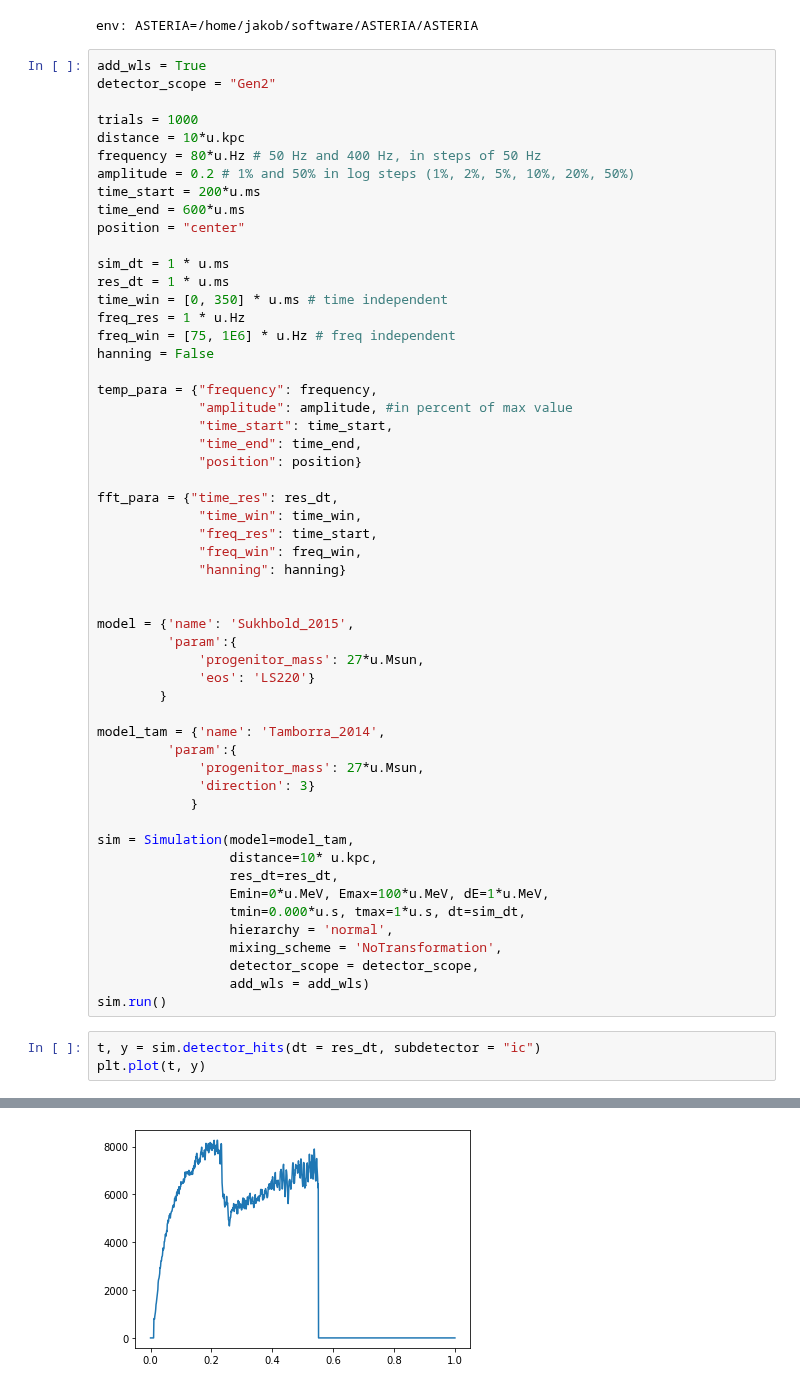
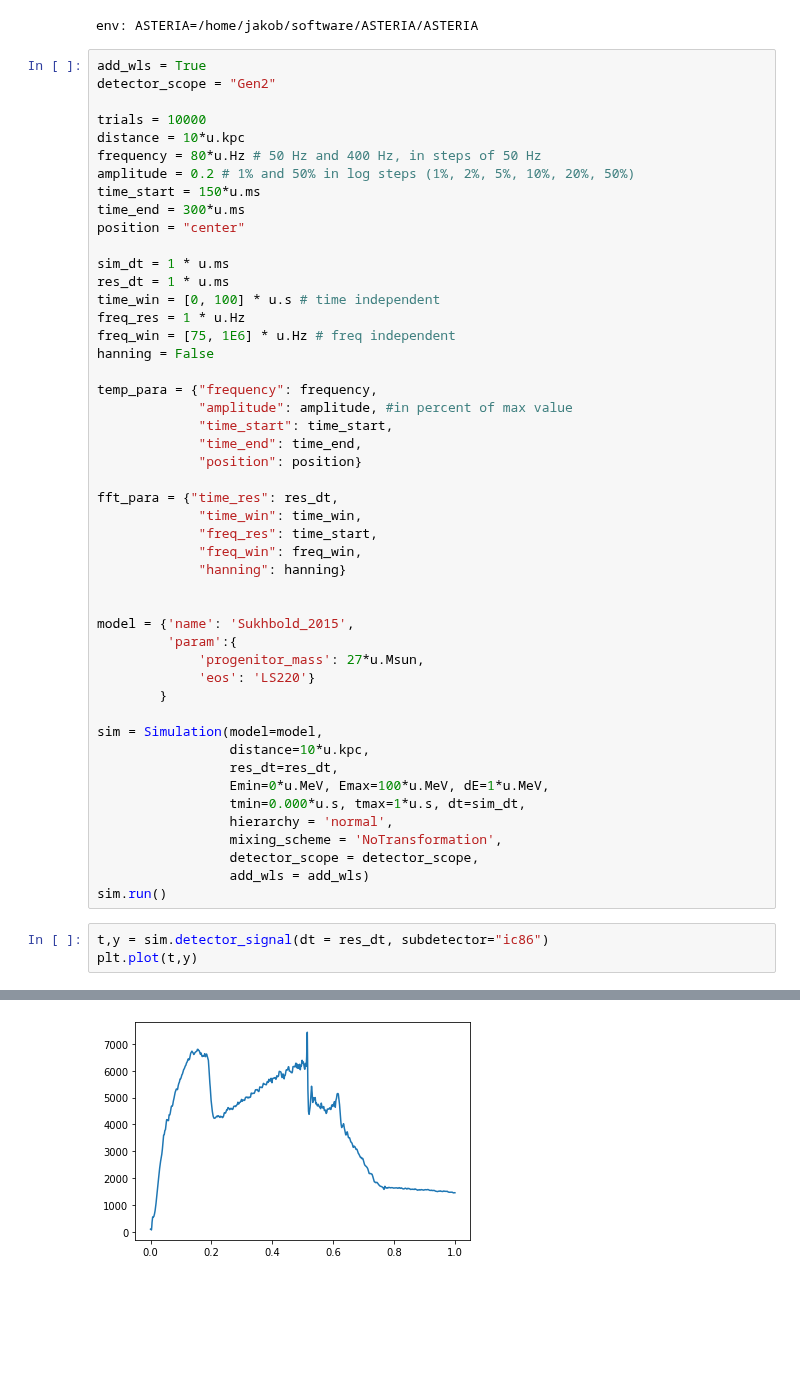
Before and after one commit to icecube/ASTERIA, a Jupyter notebook: docs/gen2-ana/test_fft.ipynb, the cells around one changed output, grey strips where cells are left out. Drawn from its saved outputs; the diff is of its cells as text; blank space fills up the shorter version.

```diff
--- a/docs/gen2-ana/test_fft.ipynb
+++ b/docs/gen2-ana/test_fft.ipynb
@@ -13,17 +13,17 @@ env: ASTERIA=/home/jakob/software/ASTERIA/ASTERIA
 add_wls = True
 detector_scope = "Gen2"
 
-trials = 1000
+trials = 10000
 distance = 10*u.kpc
 frequency = 80*u.Hz # 50 Hz and 400 Hz, in steps of 50 Hz
 amplitude = 0.2 # 1% and 50% in log steps (1%, 2%, 5%, 10%, 20%, 50%)
-time_start = 200*u.ms
-time_end = 600*u.ms
+time_start = 150*u.ms
+time_end = 300*u.ms
 position = "center"
 
 sim_dt = 1 * u.ms
 res_dt = 1 * u.ms
-time_win = [0, 350] * u.ms # time independent
+time_win = [0, 100] * u.s # time independent
 freq_res = 1 * u.Hz
 freq_win = [75, 1E6] * u.Hz # freq independent
 hanning = False
@@ -47,14 +47,8 @@ model = {'name': 'Sukhbold_2015',
              'eos': 'LS220'}
         }
 
-model_tam = {'name': 'Tamborra_2014',
-         'param':{
-             'progenitor_mass': 27*u.Msun,
-             'direction': 3}
-            }
-
-sim = Simulation(model=model_tam,
-                 distance=10* u.kpc,
+sim = Simulation(model=model,
+                 distance=10*u.kpc,
                  res_dt=res_dt,
                  Emin=0*u.MeV, Emax=100*u.MeV, dE=1*u.MeV,
                  tmin=0.000*u.s, tmax=1*u.s, dt=sim_dt,
@@ -64,10 +58,10 @@ sim = Simulation(model=model_tam,
                  add_wls = add_wls)
 sim.run()
 # %%
-t, y = sim.detector_hits(dt = res_dt, subdetector = "ic")
-plt.plot(t, y)
+t,y = sim.detector_signal(dt = res_dt, subdetector="ic86")
+plt.plot(t,y)
 # %% [output]
 [<matplotlib.lines.Line2D at 0x...>]
-[figure, old version]
+[figure, new version]
 # %%
 # Initialize analysis class and run analysis
```
Also changed, not shown: parts of 7 cells of this notebook, 1 other file.
